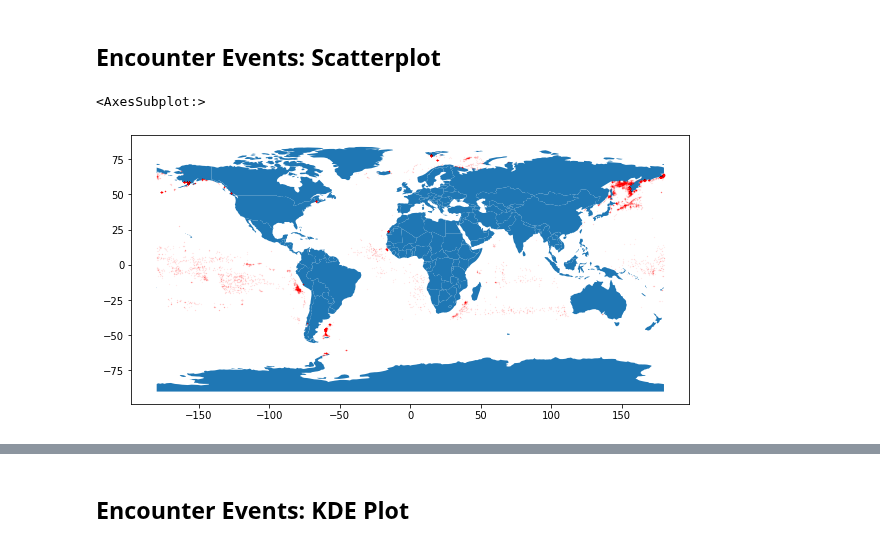
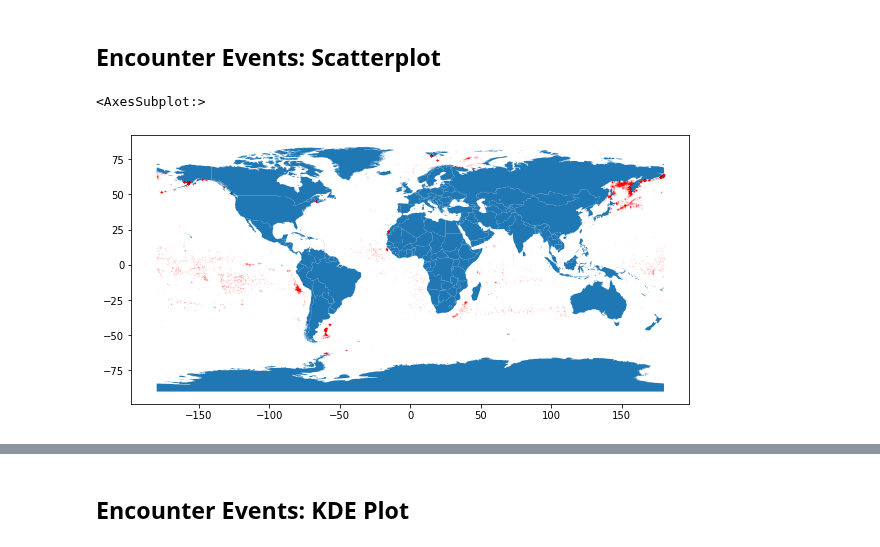
Before and after one commit to neuhart/Doing_DataScience_SS22, a Jupyter notebook: maps.ipynb, the cells around one changed output, grey strips where cells are left out. Drawn from its saved outputs; the diff is of its cells as text; code cells hidden in the pictures.

Commit message:
cleaned and documented ext data added markup to maps

```diff
--- a/maps.ipynb
+++ b/maps.ipynb
@@ -51,10 +51,10 @@ df_ves.head()
 # %%
 geometry = [Point(xy) for xy in zip(df_enc['mean_longitude'], df_enc['mean_latitude'])]
 gdf_enc = gpd.GeoDataFrame(df_enc.copy(), geometry=geometry)   #Copy to avoid creating a shallow copy
 
+world = gpd.read_file('external_data/earth/ne_10m_admin_0_countries.shp')
 
-world = gpd.read_file(gpd.datasets.get_path('naturalearth_lowres'))
 gdf_enc.plot(ax=world.plot(figsize=(10, 6)), marker='o', color='red', markersize=0.1, alpha = 0.1)
 # %% [output]
 <AxesSubplot:>
-[figure, old version]
+[figure, new version]
```
Also changed, not shown: parts of 5 cells of this notebook, 9 other files.
